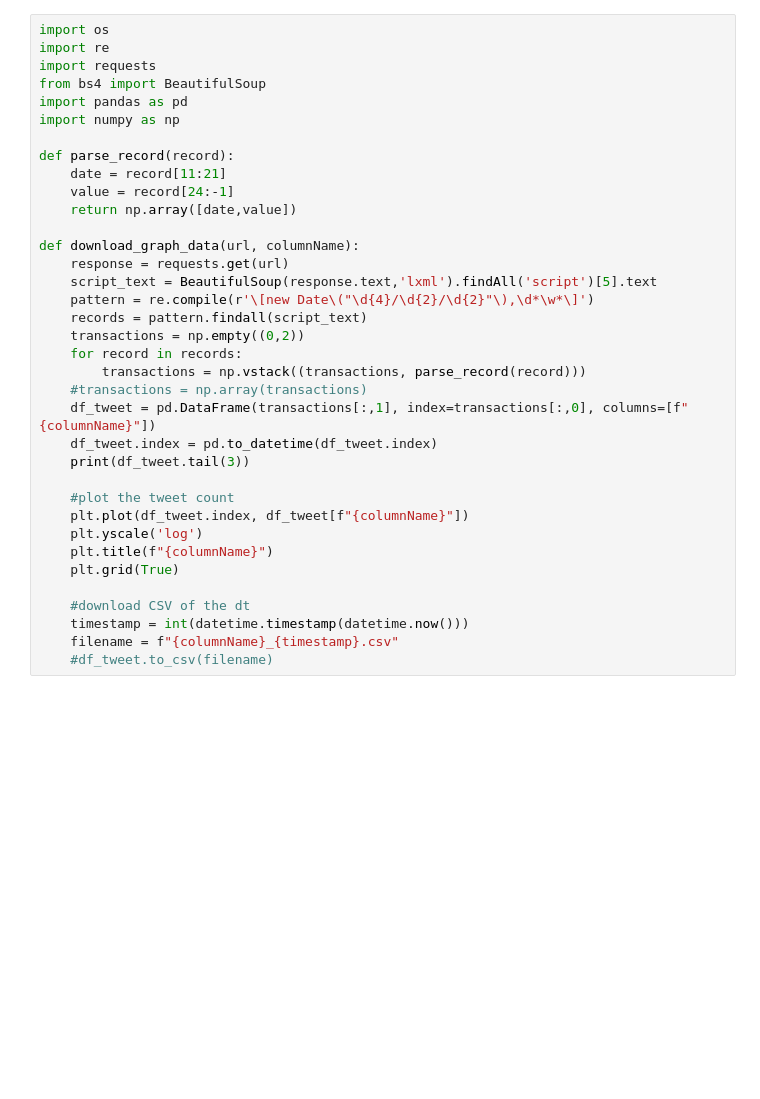
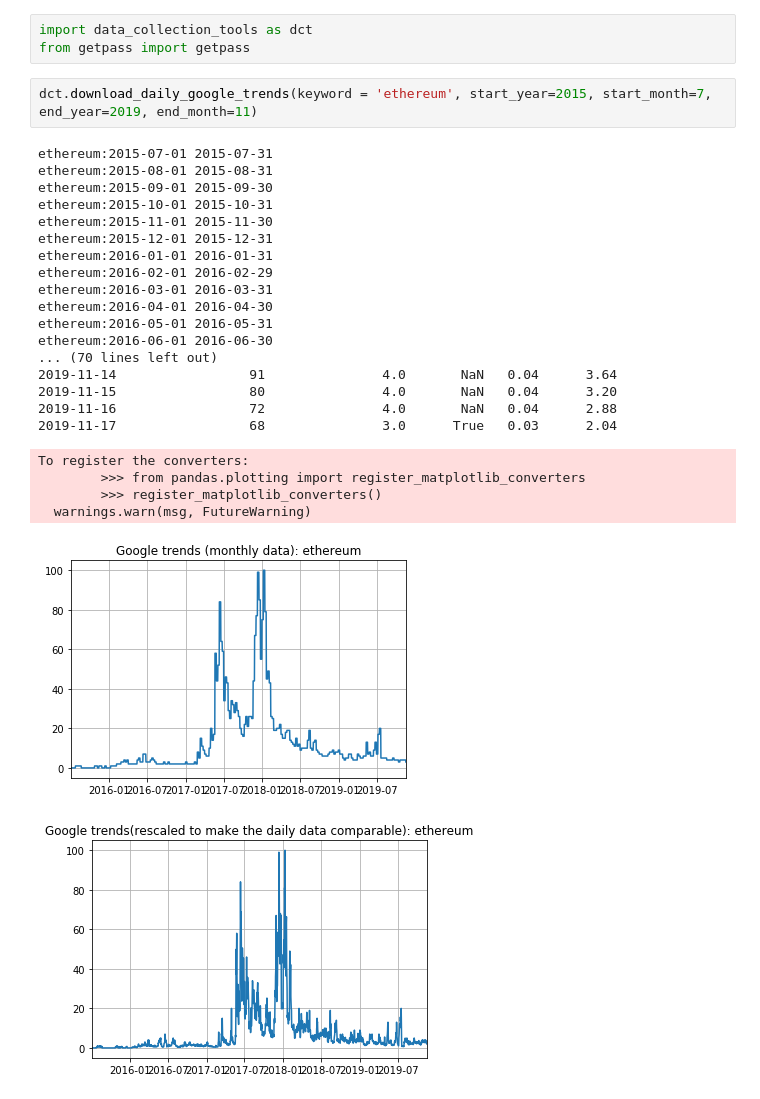
Before and after one commit to NayantaraPrem/EthereumPricePrediction, a Jupyter notebook: CollectData.ipynb, the cells around one changed output. Saved outputs shown, nothing was run; the diff lists cells and outputs as text; blank space fills up the shorter version.

```diff
--- a/CollectData.ipynb
+++ b/CollectData.ipynb
@@ -31,37 +1,30 @@ def download_daily_google_trends(keyword, startYear, startMonth, endYear, endMon
-# %%
-import os
-import re
-import requests
-from bs4 import BeautifulSoup
-import pandas as pd
-import numpy as np
-
-def parse_record(record):
-    date = record[11:21]
-    value = record[24:-1]
-    return np.array([date,value])
-
-def download_graph_data(url, columnName):
-    response = requests.get(url)
-    script_text = BeautifulSoup(response.text,'lxml').findAll('script')[5].text
-    pattern = re.compile(r'\[new Date\("\d{4}/\d{2}/\d{2}"\),\d*\w*\]')
-    records = pattern.findall(script_text)
-    transactions = np.empty((0,2))
-    for record in records:
-        transactions = np.vstack((transactions, parse_record(record)))
-    #transactions = np.array(transactions)
-    df_tweet = pd.DataFrame(transactions[:,1], index=transactions[:,0], columns=[f"{columnName}"])
-    df_tweet.index = pd.to_datetime(df_tweet.index)
-    print(df_tweet.tail(3))
-
-    #plot the tweet count
-    plt.plot(df_tweet.index, df_tweet[f"{columnName}"])
-    plt.yscale('log')
-    plt.title(f"{columnName}")
-    plt.grid(True)
-
-    #download CSV of the dt
-    timestamp = int(datetime.timestamp(datetime.now()))
-    filename = f"{columnName}_{timestamp}.csv"
-    #df_tweet.to_csv(filename)
+# %%
+import data_collection_tools as dct
+from getpass import getpass
+# %%
+dct.download_daily_google_trends(keyword = 'ethereum', start_year=2015, start_month=7, end_year=2019, end_month=11)
+# %% [output]
+ethereum:2015-07-01 2015-07-31
+ethereum:2015-08-01 2015-08-31
+ethereum:2015-09-01 2015-09-30
+ethereum:2015-10-01 2015-10-31
+ethereum:2015-11-01 2015-11-30
+ethereum:2015-12-01 2015-12-31
+ethereum:2016-01-01 2016-01-31
+ethereum:2016-02-01 2016-02-29
+ethereum:2016-03-01 2016-03-31
+ethereum:2016-04-01 2016-04-30
+ethereum:2016-05-01 2016-05-31
+ethereum:2016-06-01 2016-06-30
+... (70 lines left out)
+2019-11-14                 91               4.0       NaN   0.04      3.64
+2019-11-15                 80               4.0       NaN   0.04      3.20
+2019-11-16                 72               4.0       NaN   0.04      2.88
+2019-11-17                 68               3.0      True   0.03      2.04
+To register the converters:
+        >>> from pandas.plotting import register_matplotlib_converters
+        >>> register_matplotlib_converters()
+  warnings.warn(msg, FutureWarning)
+[figure, added]
+[figure, added]
 # %%
```
Also changed, not shown: parts of 7 cells of this notebook, 1 other file.
